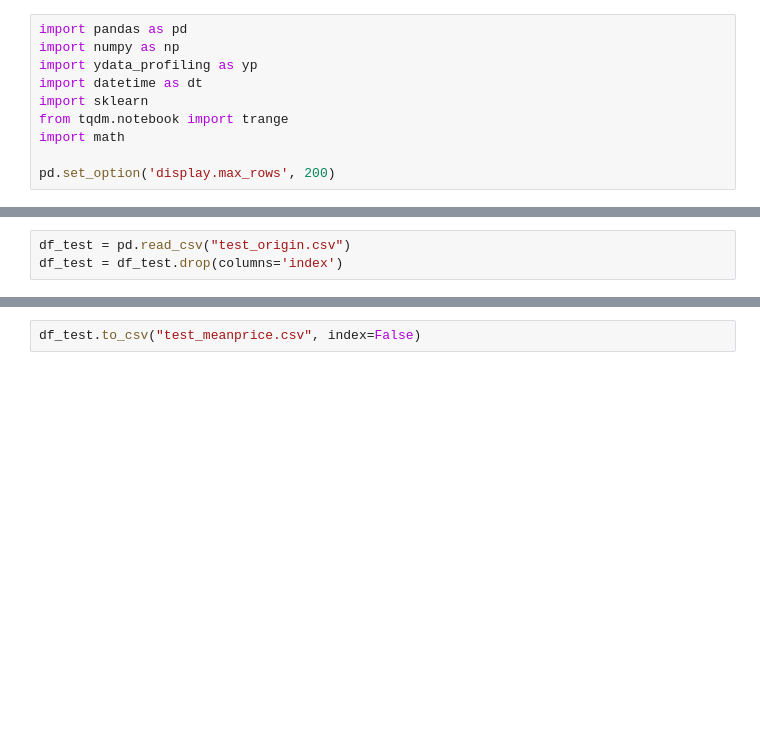
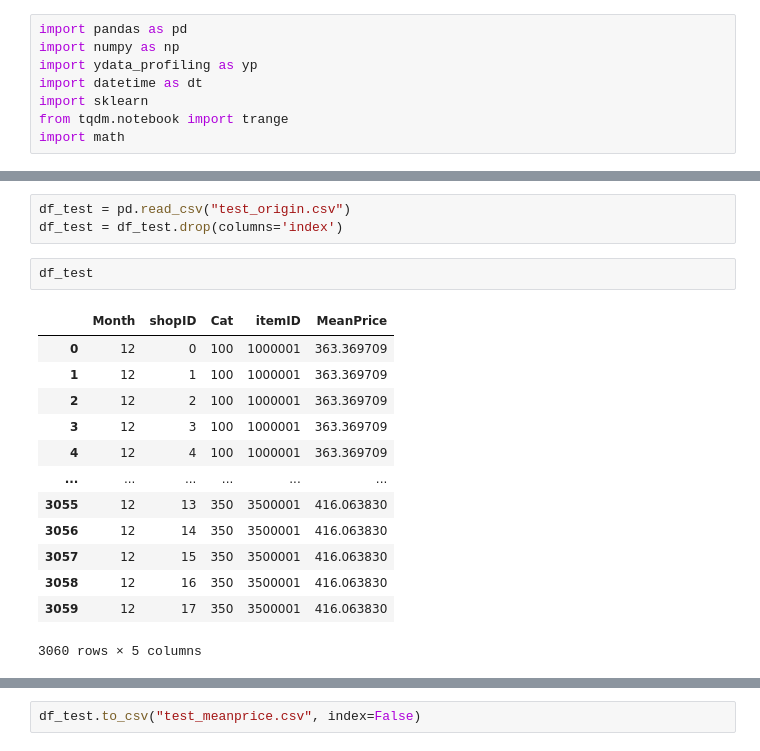
Before and after one commit to Makoto-Noda/dev, a Jupyter notebook: PBL01/PBL01/PBL01_EDA_preprocessing.ipynb, the cells around one changed output, grey strips where cells are left out. Cells and saved outputs as stored; diff of their text form; blank space fills up the shorter version.

```diff
--- a/PBL01/PBL01/PBL01_EDA_preprocessing.ipynb
+++ b/PBL01/PBL01/PBL01_EDA_preprocessing.ipynb
@@ -6,8 +6,6 @@ import datetime as dt
 import sklearn
 from tqdm.notebook import trange
 import math
-
-pd.set_option('display.max_rows', 200)
 # %%
 df_train = pd.read_csv("sales_history.csv")
 df_test = pd.read_csv("test_origin.csv")
@@ -162,5 +156,21 @@ df_train.to_csv("train_meanprice.csv", index=False)
 # %%
 df_test = pd.read_csv("test_origin.csv")
 df_test = df_test.drop(columns='index')
+# %%
+df_test
+# %% [output]
+|  | Month | shopID | Cat | itemID | MeanPrice |
+| 0 | 12 | 0 | 100 | 1000001 | 363.369709 |
+| 1 | 12 | 1 | 100 | 1000001 | 363.369709 |
+| 2 | 12 | 2 | 100 | 1000001 | 363.369709 |
+| 3 | 12 | 3 | 100 | 1000001 | 363.369709 |
+| 4 | 12 | 4 | 100 | 1000001 | 363.369709 |
+| ... | ... | ... | ... | ... | ... |
+| 3055 | 12 | 13 | 350 | 3500001 | 416.063830 |
+| 3056 | 12 | 14 | 350 | 3500001 | 416.063830 |
+| 3057 | 12 | 15 | 350 | 3500001 | 416.063830 |
+| 3058 | 12 | 16 | 350 | 3500001 | 416.063830 |
+| 3059 | 12 | 17 | 350 | 3500001 | 416.063830 |
+3060 rows × 5 columns
 # %%
 df_test.insert(0, "Month", 12)
```
Also changed, not shown: parts of 10 cells of this notebook, 3 other files.
